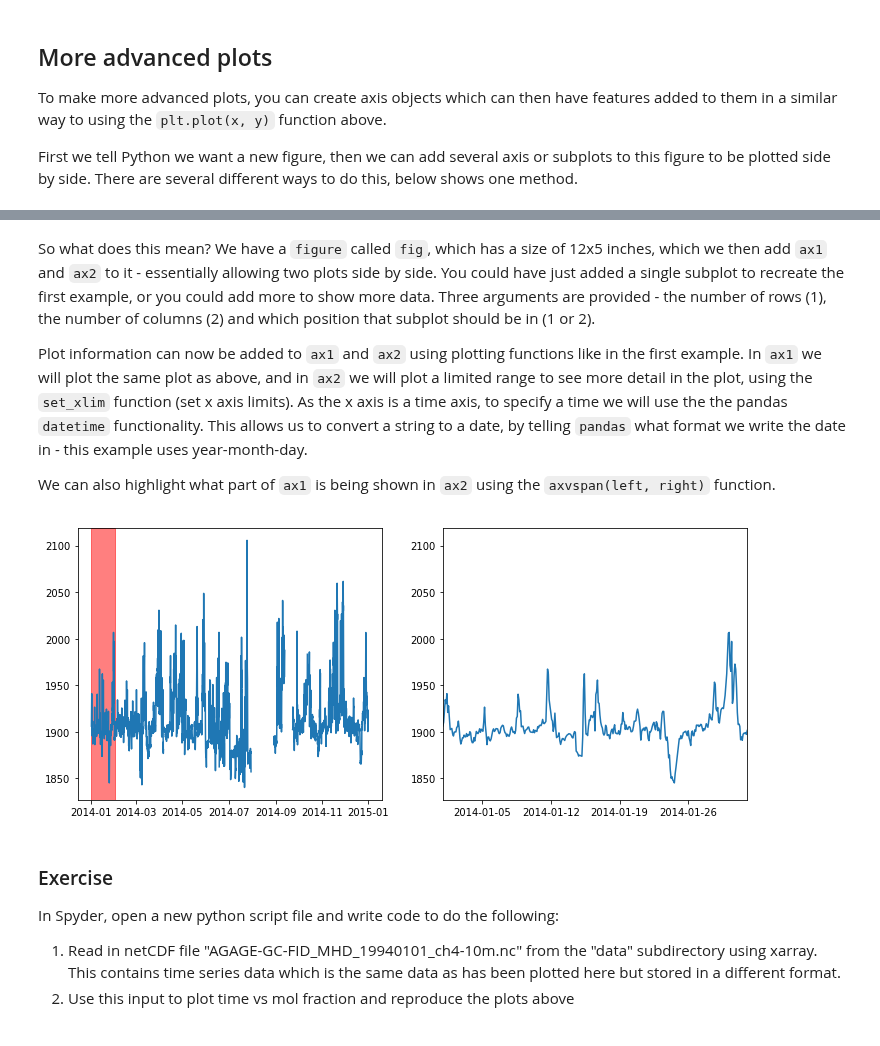
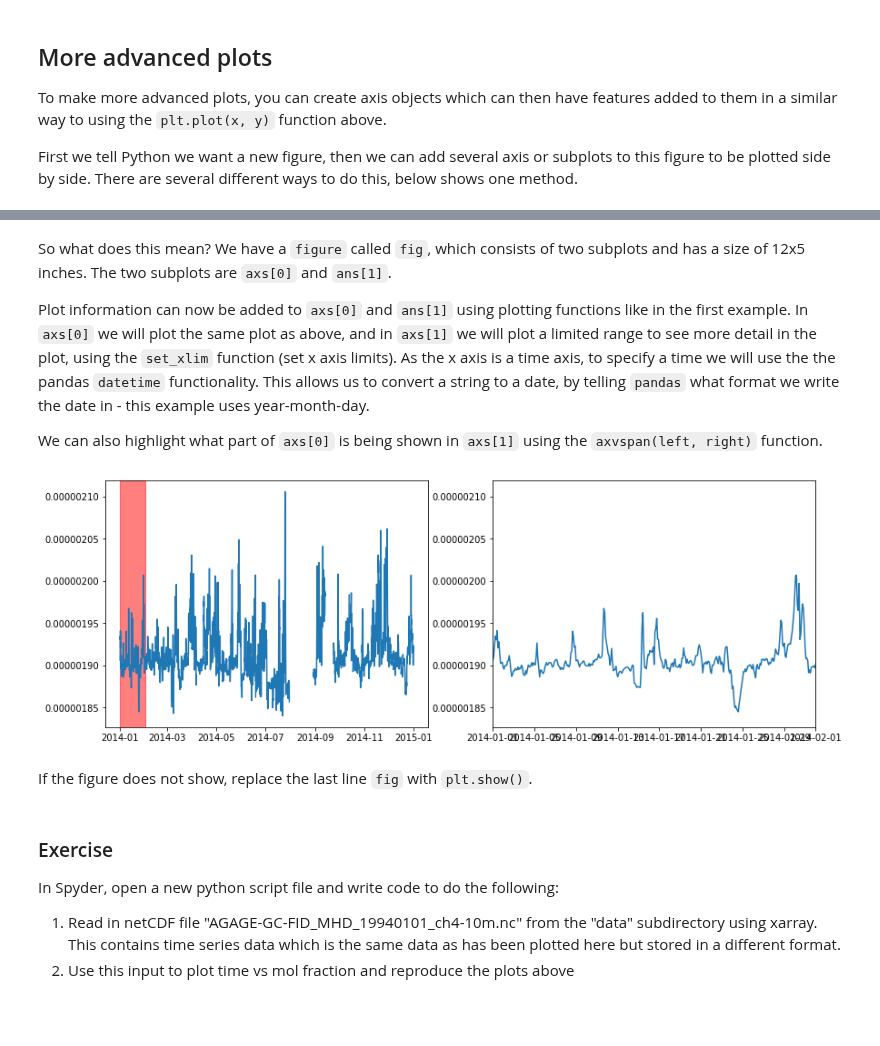
Before and after one commit to rt17603/acrg_tutorial, a Jupyter notebook: plotting.ipynb, the cells around one changed output, grey strips where cells are left out. Saved outputs shown, nothing was run; the diff lists cells and outputs as text; code cells hidden in the pictures.

Commit message:
Alecia: Updated plotting section

```diff
--- a/plotting.ipynb
+++ b/plotting.ipynb
@@ -53,0 +36,3 @@ As this is just a representation of a simple csv file there is no additional met
+# %%
+ch4data = pd.read_csv("data/ch4_macehead_2014.csv", parse_dates=["time"])
+print(ch4data)
@@ -73,0 +65,2 @@ ax2 = fig.add_subplot(1,2,2)
+# %%
+fig, axs = plt.subplots(1, 2, figsize=(14,5))
@@ -74,21 +69,24 @@ ax2 = fig.add_subplot(1,2,2)
 # %% [markdown]
-So what does this mean? We have a `figure` called `fig`, which has a size of 12x5 inches, which we then add `ax1` and `ax2` to it - essentially allowing two plots side by side. You could have just added a single subplot to recreate the first example, or you could add more to show more data. Three arguments are provided - the number of rows (1), the number of columns (2) and which position that subplot should be in (1 or 2).
+So what does this mean? We have a `figure` called `fig`, which consists of two subplots and has a size of 12x5 inches. The two subplots are `axs[0]` and `ans[1]`.
 
-Plot information can now be added to `ax1` and `ax2` using plotting functions like in the first example. In `ax1` we will plot the same plot as above, and in `ax2` we will plot a limited range to see more detail in the plot, using the `set_xlim` function (set x axis limits). As the x axis is a time axis, to specify a time we will use the the pandas `datetime` functionality. This allows us to convert a string to a date, by telling `pandas` what format we write the date in - this example uses year-month-day.
+Plot information can now be added to `axs[0]` and `ans[1]` using plotting functions like in the first example. In `axs[0]` we will plot the same plot as above, and in `axs[1]` we will plot a limited range to see more detail in the plot, using the `set_xlim` function (set x axis limits). As the x axis is a time axis, to specify a time we will use the the pandas `datetime` functionality. This allows us to convert a string to a date, by telling `pandas` what format we write the date in - this example uses year-month-day.
 
-We can also highlight what part of `ax1` is being shown in `ax2` using the `axvspan(left, right)` function.
+We can also highlight what part of `axs[0]` is being shown in `axs[1]` using the `axvspan(left, right)` function.
 # %%
-ax1.plot(df.time, df.mf)
-ax2.plot(df.time, df.mf)
+axs[0].plot(ch4data.time, ch4data.mf)
+axs[1].plot(ch4data.time, ch4data.mf)
 
 x_min = pd.to_datetime("2014-01-01", format="%Y-%m-%d")
 x_max = pd.to_datetime("2014-02-01", format="%Y-%m-%d")
 
-ax1.axvspan(x_min, x_max, alpha=0.5, color="red")
-ax2.set_xlim([x_min, x_max])
-plt.show()
+axs[0].axvspan(x_min, x_max, alpha=0.5, color="red")
+axs[1].set_xlim([x_min, x_max])
+
+fig
 # %% [output]
-[figure, old version]
+[figure, new version]
+# %% [markdown]
+If the figure does not show, replace the last line `fig` with `plt.show()`.
 # %% [markdown]
 ### Exercise
 
```
Also changed, not shown: parts of 17 cells of this notebook.
